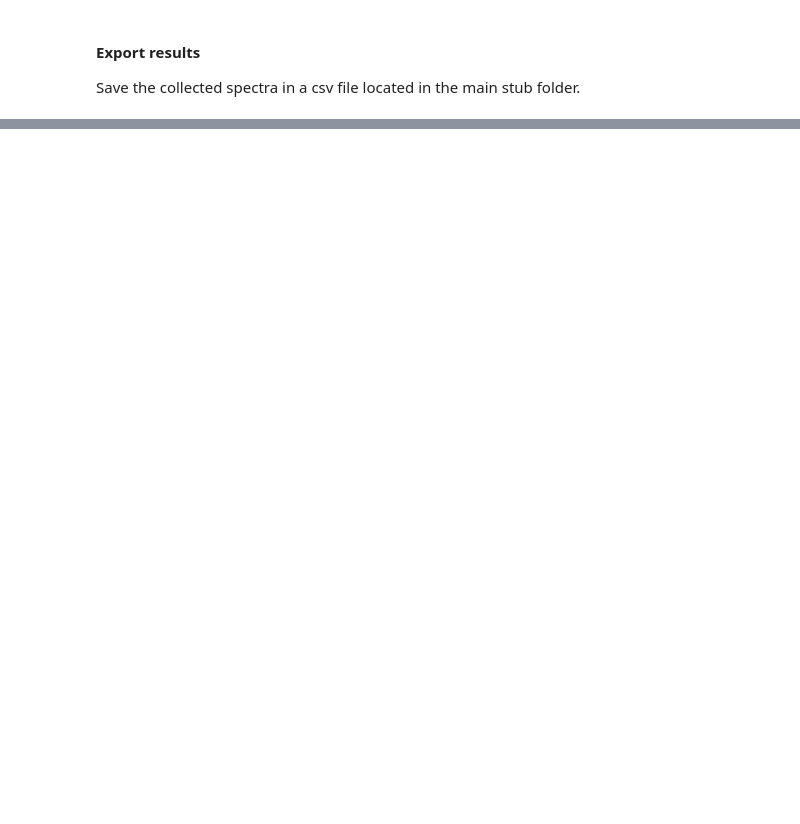
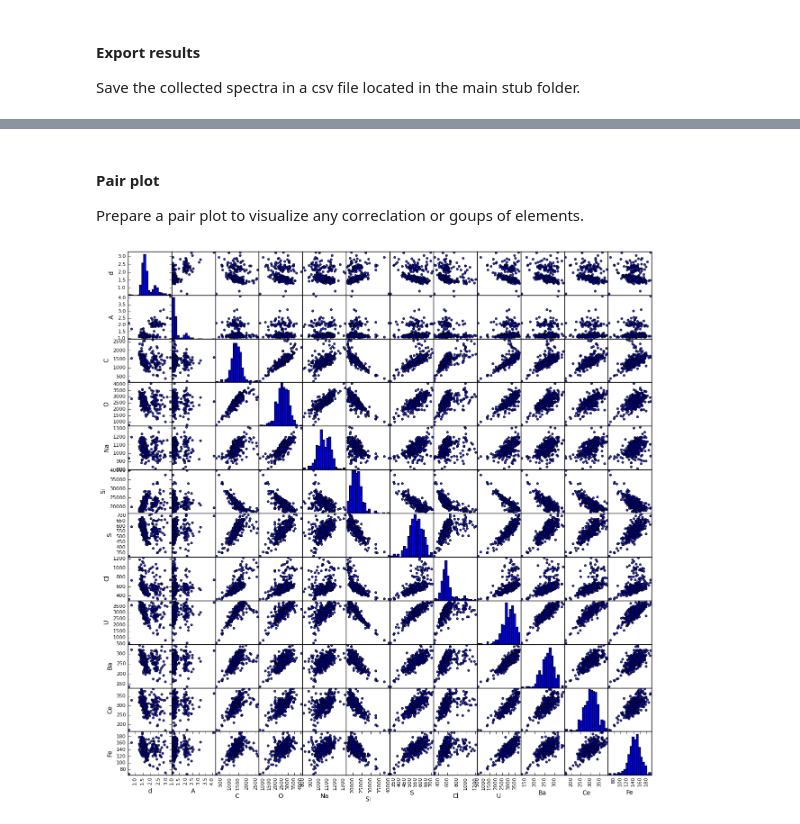
Before and after one commit to Middendorp/RefParticles, a Jupyter notebook: SEM_PA_Jupyter/EDXProcess.ipynb, the cells around one changed output, grey strips where cells are left out. Drawn from its saved outputs; the diff is of its cells as text; code cells hidden in the pictures; blank space fills up the shorter version.

```diff
--- a/SEM_PA_Jupyter/EDXProcess.ipynb
+++ b/SEM_PA_Jupyter/EDXProcess.ipynb
@@ -133,0 +180,19 @@ if EDX_save:
+# %% [markdown]
+#### Pair plot
+Prepare a pair plot to visualize any correclation or goups of elements.
+# %%
+from pandas.tools.plotting import scatter_matrix
+
+columns = ["d", "A", "C", "O", "Na", "Si", "S", "Cl", "U", "Ba", "Ce", "Fe"]
+test = data.loc[:,columns]
+
+grr = pd.scatter_matrix(
+    test,
+    figsize=(15, 15),
+    marker='o',
+    hist_kwds={'bins': 20},
+    s=10,
+    alpha=.8,
+)
+# %% [output]
+[figure, added]
```
Also changed, not shown: parts of 6 cells of this notebook.
